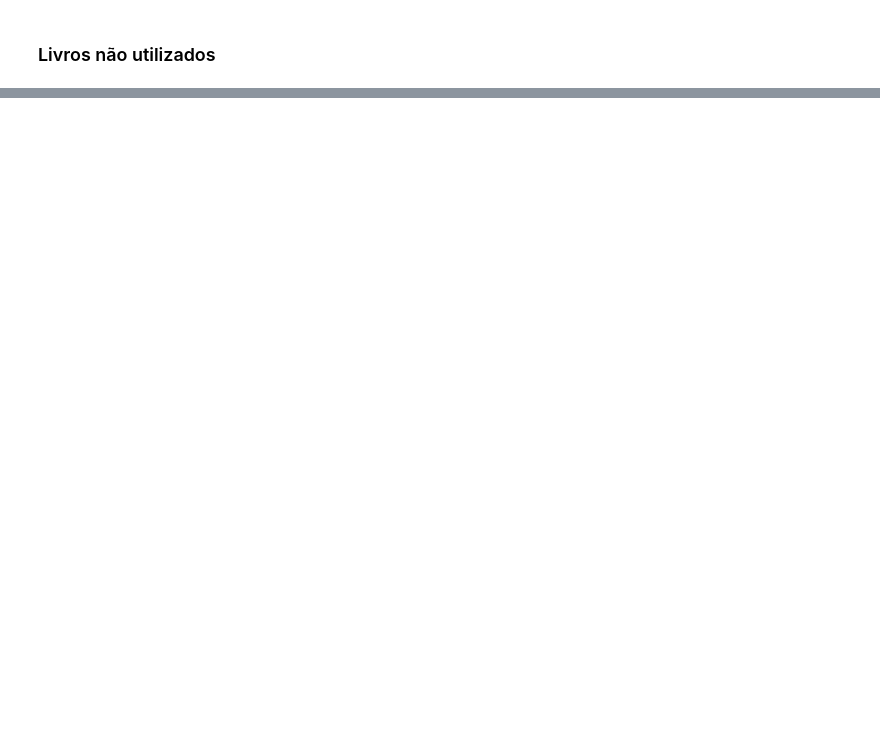
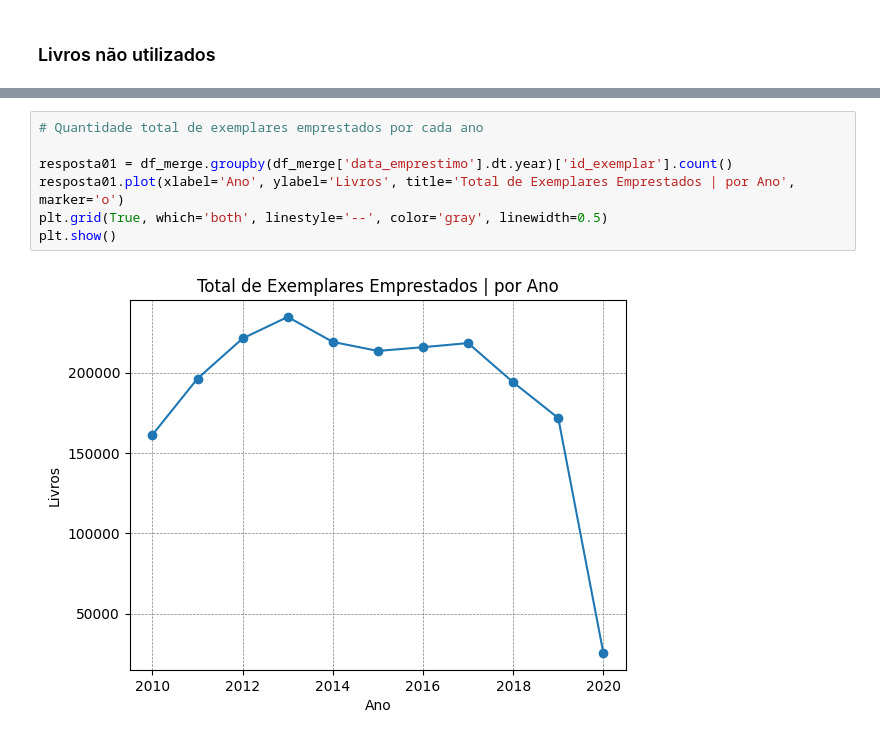
Before and after one commit to Pires1789/7daysofcode_acervo-biblioteca, a Jupyter notebook: Desafio7DaysofCode.ipynb, the cells around one changed output, grey strips where cells are left out. Saved outputs shown, nothing was run; the diff lists cells and outputs as text; blank space fills up the shorter version.

```diff
--- a/Desafio7DaysofCode.ipynb
+++ b/Desafio7DaysofCode.ipynb
@@ -207,0 +267,9 @@ dfnao_usados[['codigo_barras', 'colecao', 'biblioteca', 'status_material']].head
+# %%
+# Quantidade total de exemplares emprestados por cada ano
+
+resposta01 = df_merge.groupby(df_merge['data_emprestimo'].dt.year)['id_exemplar'].count()
+resposta01.plot(xlabel='Ano', ylabel='Livros', title='Total de Exemplares Emprestados | por Ano', marker='o')
+plt.grid(True, which='both', linestyle='--', color='gray', linewidth=0.5)
+plt.show()
+# %% [output]
+[figure, added]
```
Also changed, not shown: parts of 21 cells of this notebook.
